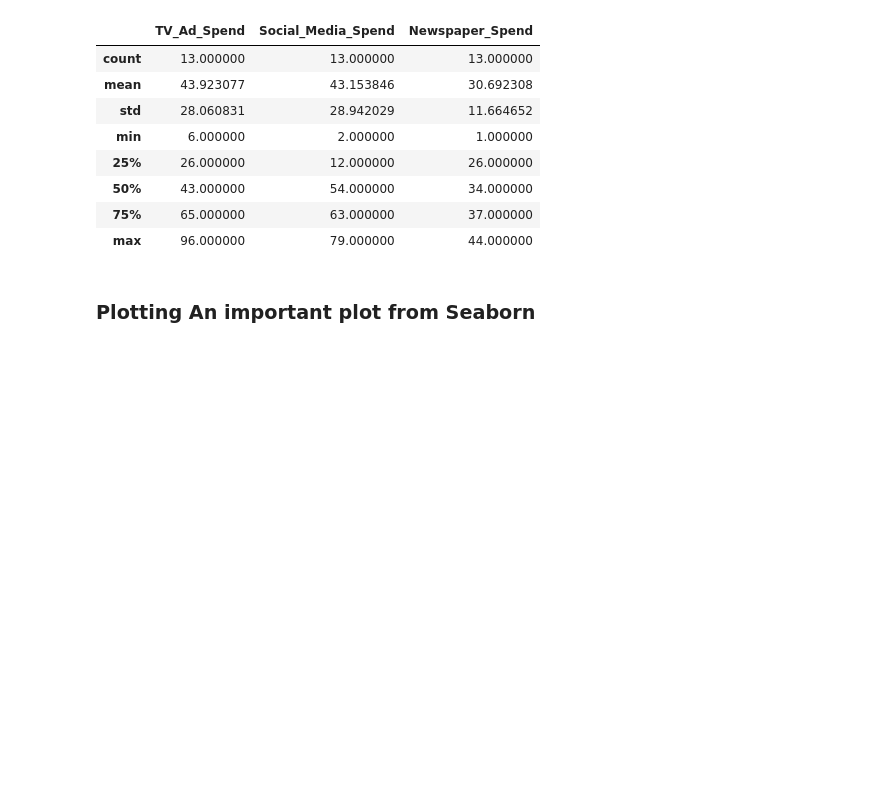
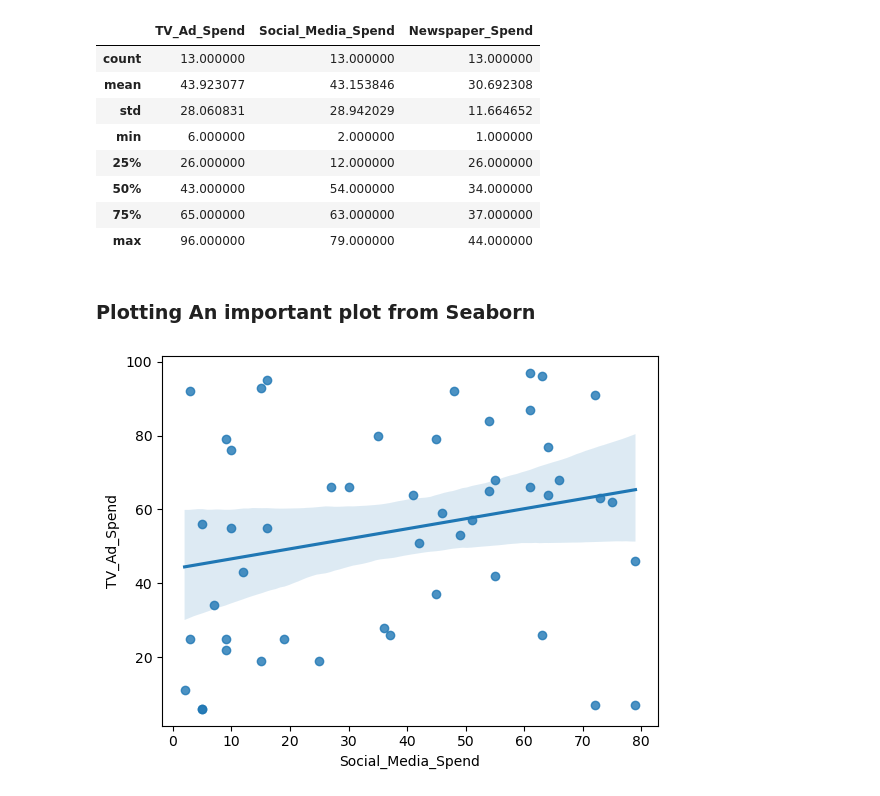
Before and after one commit to KaushalNaik02/Linear-Regression-DS, a Jupyter notebook: 02-Multiple-Linear-Regression.ipynb, the cells around one changed output. Cells and saved outputs as stored; diff of their text form; code cells hidden in the pictures; blank space fills up the shorter version.

Commit message:
Plotting Regplot

```diff
--- a/02-Multiple-Linear-Regression.ipynb
+++ b/02-Multiple-Linear-Regression.ipynb
@@ -144,3 +142,8 @@ X_test.describe()
 ### Plotting An important plot from Seaborn
 # %%
 import seaborn as sns
+# %%
+sns.regplot(x=DF_data['Social_Media_Spend'], y=DF_data['TV_Ad_Spend'])
+plt.show()
+# %% [output]
+[figure, added]
```
Also changed, not shown: parts of 1 cell of this notebook.
